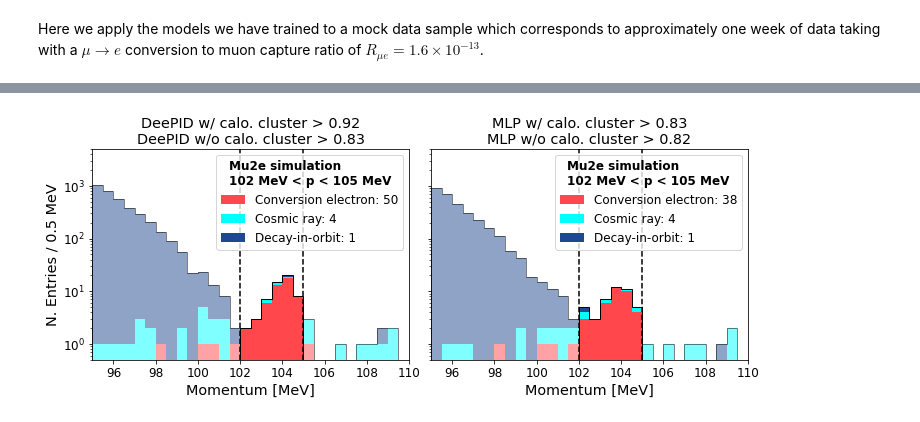
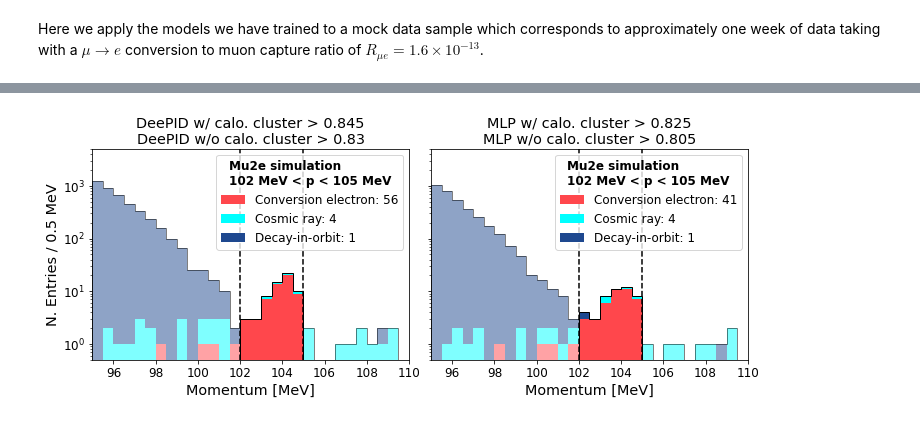
Before and after one commit to soleti/DeePID, a Jupyter notebook: DeePID.ipynb, the cells around one changed output, grey strips where cells are left out. Drawn from its saved outputs; the diff is of its cells as text; code cells hidden in the pictures.

```diff
--- a/DeePID.ipynb
+++ b/DeePID.ipynb
@@ -516,38 +596,61 @@ Invalid limit will be ignored.
+# %%
+max_ce = 0
+best_deepid_yescalo = 0
+best_deepid_nocalo = 0
+
+for yescalo in np.linspace(0.8,1,41):
+    for nocalo in np.linspace(0.8,1,41):
+        ce = len(df_run7[cuts_run7].query(f"mom>102&mom<105&gen==43&deepid_yescalo>{yescalo}&deepid_nocalo>{nocalo}"))
+        cr = len(df_run7[cuts_run7].query(f"mom>102&mom<105&gen==38&deepid_yescalo>{yescalo}&deepid_nocalo>{nocalo}"))
+        dio = len(df_run7[cuts_run7].query(f"mom>102&mom<105&gen==7&deepid_yescalo>{yescalo}&deepid_nocalo>{nocalo}"))
+        if cr == 4 and ce >= max_ce and (yescalo >= best_deepid_yescalo or nocalo >= best_deepid_nocalo):
+            max_ce = ce
+            best_deepid_yescalo = yescalo
+            best_deepid_nocalo = nocalo
+# %%
+max_ce = 0
+best_global_yescalo = 0
+best_global_nocalo = 0
+
+for yescalo in np.linspace(0.8,1,41):
+    for nocalo in np.linspace(0.8,1,41):
+        ce = len(df_run7[cuts_run7].query(f"mom>102&mom<105&gen==43&global_yescalo_nn>{yescalo}&global_nocalo_nn>{nocalo}"))
+        cr = len(df_run7[cuts_run7].query(f"mom>102&mom<105&gen==38&global_yescalo_nn>{yescalo}&global_nocalo_nn>{nocalo}"))
+        dio = len(df_run7[cuts_run7].query(f"mom>102&mom<105&gen==7&global_yescalo_nn>{yescalo}&global_nocalo_nn>{nocalo}"))
+        if cr == 4 and ce >= max_ce and (yescalo >= best_global_yescalo or nocalo >= best_global_nocalo) and dio == 1:
+            max_ce = ce
+            best_global_yescalo = yescalo
+            best_global_nocalo = nocalo
 # %%
-deepid_yescalo_cut = 0.92
-deepid_nocalo_cut =  0.83
-global_yescalo_cut = 0.83
-global_nocalo_cut = 0.82
-
-samples = {'mc': df_run7[cuts_run7]}
-weights = {'mc': 1}
-
-my_plotter = plotter.Plotter(samples, weights)
+deepid_yescalo_cut = best_deepid_yescalo
+deepid_nocalo_cut =  best_deepid_nocalo
+global_yescalo_cut = best_global_yescalo
+global_nocalo_cut = best_global_nocalo
 
 fig, ax = plt.subplots(1, 2, constrained_layout=True, figsize=(10,4), sharey=True)
 my_plotter.plot_variable(ax[0],
                          "mom",
                          title="Momentum [MeV]",
                          cat_var="gen",
                          query=f"mom>0.&deepid_yescalo>{deepid_yescalo_cut}&deepid_nocalo>{deepid_nocalo_cut}",
                          x_range=(95,110),
                          plot_range=(102,105),
                          bins=30)
-ax[0].set_title(f"DeePID w/ calo. cluster > {deepid_yescalo_cut}\nDeePID w/o calo. cluster > {deepid_nocalo_cut}")
+ax[0].set_title(f"DeePID w/ calo. cluster > {deepid_yescalo_cut:.3g}\nDeePID w/o calo. cluster > {deepid_nocalo_cut:.3g}")
 
 my_plotter.plot_variable(ax[1],
                          "mom",
                          title="Momentum [MeV]",
                          cat_var="gen",
                          query=f"mom>0&global_yescalo_nn>{global_yescalo_cut}&global_nocalo_nn>{global_nocalo_cut}",
                          x_range=(95,110),
                          plot_range=(102,105),
                          bins=30)
 
 ax[1].set_ylabel("")
 ax[1].set_ylim(0.5, 5e3)
 ax[0].set_yscale('log')
-ax[1].set_title(f"MLP w/ calo. cluster > {global_yescalo_cut}\nMLP w/o calo. cluster > {global_nocalo_cut}")
+ax[1].set_title(f"MLP w/ calo. cluster > {global_yescalo_cut:.3g}\nMLP w/o calo. cluster > {global_nocalo_cut:.3g}")
 fig.savefig("run7.pdf")
 # %% [output]
-[figure, old version]
+[figure, new version]
```
Also changed, not shown: parts of 43 cells of this notebook, 1 other file.
